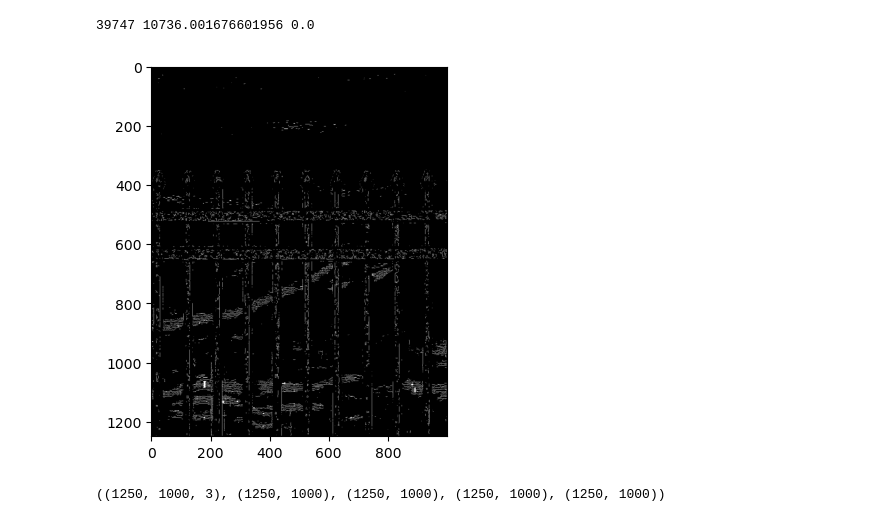
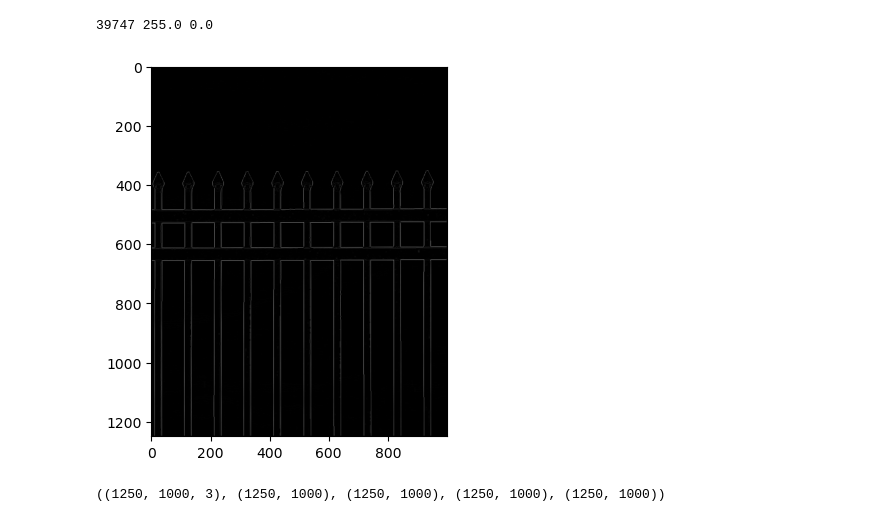
Before and after one commit to abdulahadbutt/CV701-Assignment2, a Jupyter notebook: main.ipynb, the cells around one changed output. Drawn from its saved outputs; the diff is of its cells as text; code cells hidden in the pictures.

```diff
--- a/main.ipynb
+++ b/main.ipynb
@@ -14,6 +14,9 @@ def calc_gradient_custom(img:np.ndarray, ksize:int):
     magnitude = np.sqrt(np.square(grad_x) + np.square(grad_y))
     angle = np.arctan2(grad_y, grad_x) * (180 / np.pi) # Converting from rads to degrees
 
+
+    # ? Scaling the magnitude
+    magnitude = (magnitude - magnitude.min()) / (magnitude.max() - magnitude.min()) * 255
     return magnitude, angle
 
 
@@ -24,7 +27,7 @@ def non_maximal_custom(magnitude: np.ndarray, angle: np.ndarray):
         for j in range(1, magnitude.shape[1] - 1):
             # Suppress pixels based on angle direction
             try:
-                q, r = 255, 255
+                # q, r = 255, 255
                 if (0 <= angle[i, j] < 22.5) or (157.5 <= angle[i, j] <= 180):
                     q = magnitude[i, j+1]
                     r = magnitude[i, j-1]
@@ -83,28 +86,25 @@ def hysteresis_custom(result, thresh1, thresh2):
 # %%
 # Reading in the image and converting to GRAY
 img = cv2.imread('data/fence.jpg')
 img_gray = cv2.cvtColor(img, cv2.COLOR_BGR2GRAY)
+
 
 # First we apply a gaussian filter to reduce noise in the image
 blurred_img = ops.gaussianblur_custom(
     img_gray,
     kernel_size=5
 )
 
 magnitude, angle = calc_gradient_custom(blurred_img, 5)
 
 non_max = non_maximal_custom(magnitude, angle)
 
 print(len(np.unique(non_max)), np.max(non_max), np.min(non_max))
 
-# TODO: problem starts with thresholding, find out why
-threshed_img = double_thresh_custom(non_max, 120, 255)
-final = hysteresis_custom(threshed_img, 120, 255)
-plt.imshow(final, cmap='gray')
+plt.imshow(non_max, cmap='gray')
 plt.show()
-
 img.shape, img_gray.shape, blurred_img.shape, magnitude.shape, angle.shape
 # %% [output]
-39747 10736.001676601956 0.0
+39747 255.0 0.0
-[figure, old version]
+[figure, new version]
 ((1250, 1000, 3), (1250, 1000), (1250, 1000), (1250, 1000), (1250, 1000))
```
Also changed, not shown: parts of 12 cells of this notebook.
